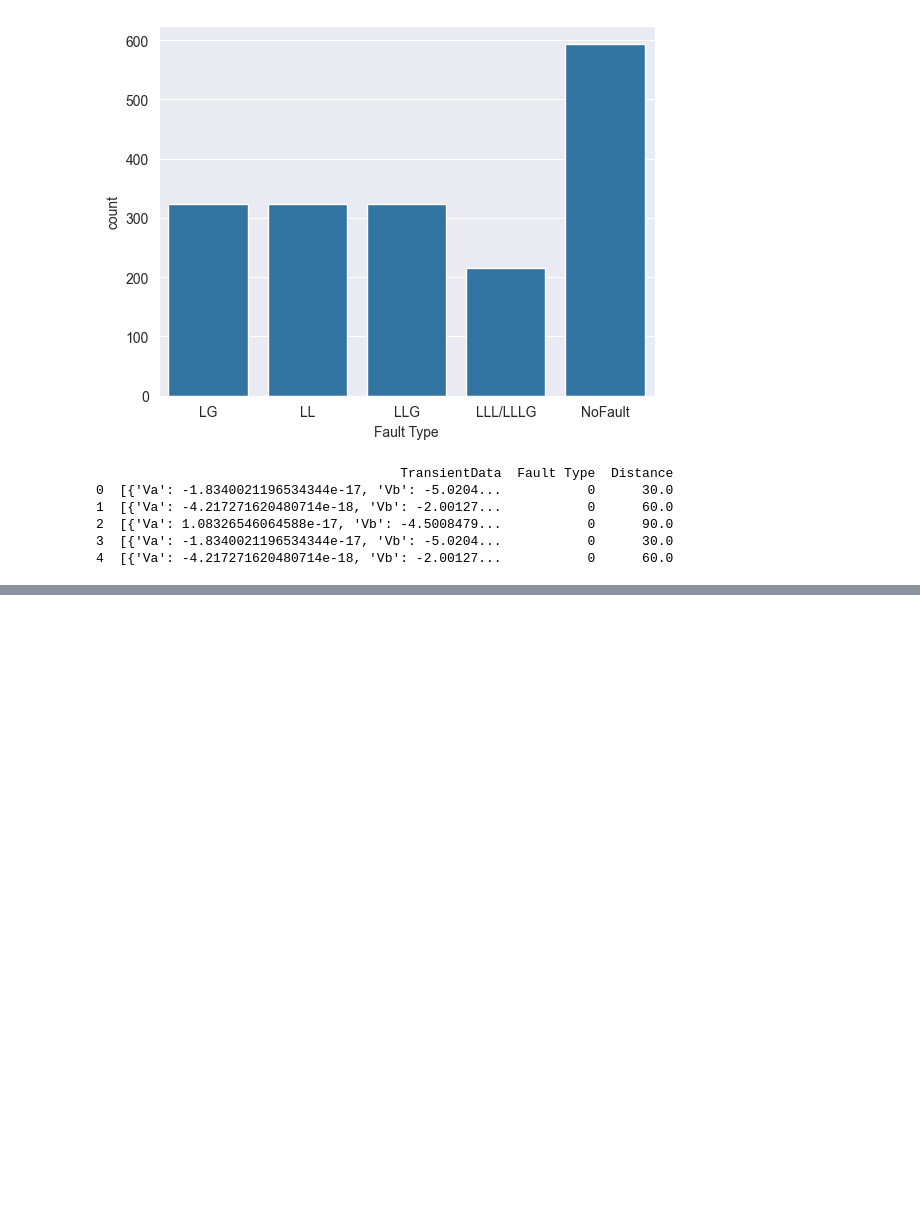
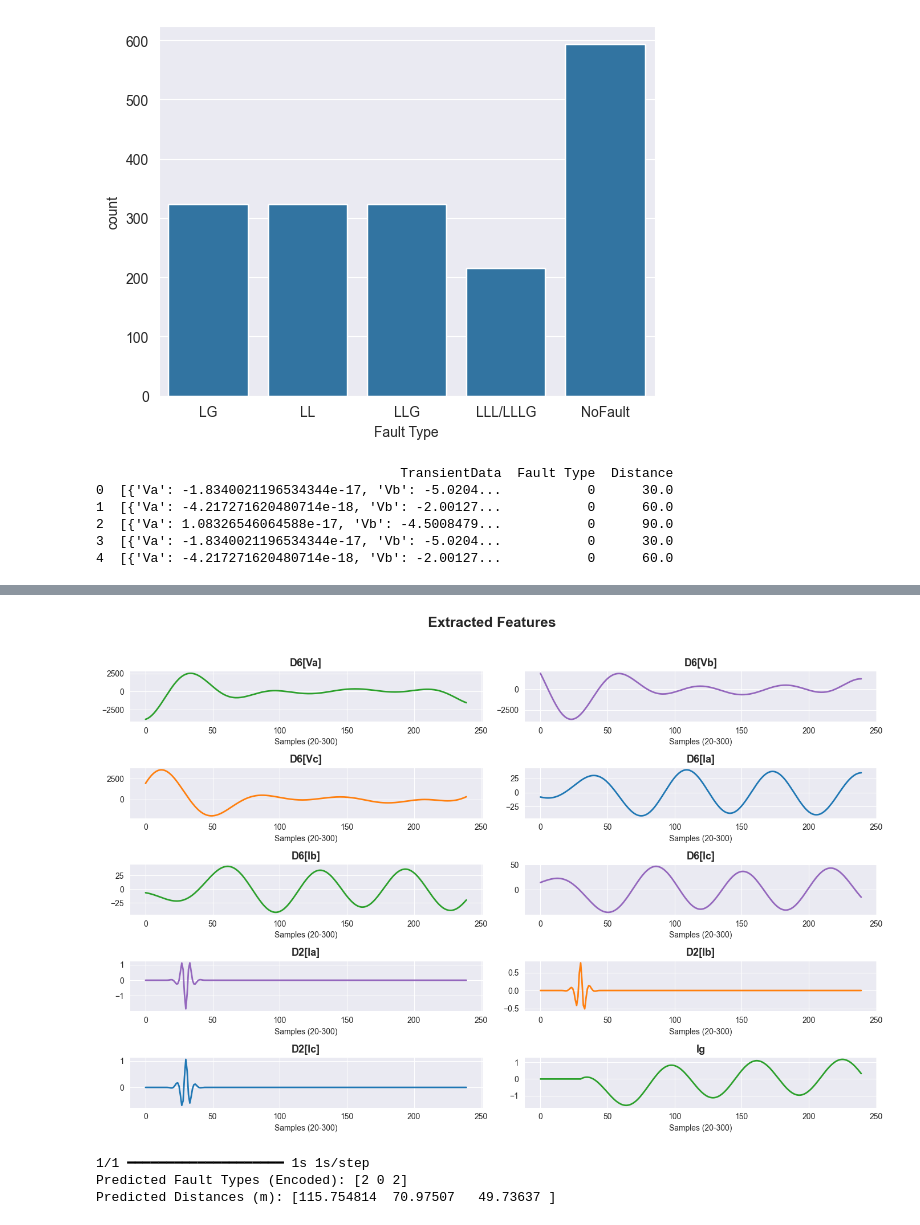
Before and after one commit to ketchup-vader-2005/machine-learning, a Jupyter notebook: transmission_system.ipynb, the cells around one changed output, grey strips where cells are left out. Saved outputs shown, nothing was run; the diff lists cells and outputs as text; code cells hidden in the pictures; blank space fills up the shorter version.

```diff
--- a/transmission_system.ipynb
+++ b/transmission_system.ipynb
@@ -602,3 +656,6 @@ Offset[distance]: 0.0
 # %%
 # save the model
 model.save("CNNmodel.keras")
+# %%
+f_check = pd.read_parquet('/Users/faizshaikh/Documents/MATLAB/transmission_system/check_data.parquet')
+print(f_check.head())
@@ -604,0 +699,75 @@ model.save("CNNmodel.keras")
+# %%
+n = 0
+
+D6_Va = X_check[n, :, 0]
+D6_Vb = X_check[n, :, 1]
+D6_Vc = X_check[n, :, 2]
+D6_Ia = X_check[n, :, 3]
+D6_Ib = X_check[n, :, 4]
+D6_Ic = X_check[n, :, 5]
+D2_Ia = X_check[n, :, 6]
+D2_Ib = X_check[n, :, 7]
+D2_Ic = X_check[n, :, 8]
+Ig = X_check[n, :, 9]
+
+fig = plt.figure(figsize=(14, 10))
+plt.suptitle("Extracted Features", fontsize=18, fontweight='bold', y=0.95)
+
+def style_plot(title):
+    plt.title(title, fontsize=13, fontweight='semibold')
+    plt.xlabel("Samples (20-300)", fontsize=10)
+
+plt.subplot(5, 2, 1)
+plt.plot(D6_Va, color='#2ca02c', linewidth=2)
+style_plot("D6[Va]")
+
+plt.subplot(5, 2, 2)
+plt.plot(D6_Vb, color='#9467bd', linewidth=2)
+style_plot("D6[Vb]")
+
+plt.subplot(5, 2, 3)
+plt.plot(D6_Vc, color='#ff7f0e', linewidth=2)
+style_plot("D6[Vc]")
+
+plt.subplot(5, 2, 4)
+plt.plot(D6_Ia, color='#1f77b4', linewidth=2)
+style_plot("D6[Ia]")
+
+plt.subplot(5, 2, 5)
+plt.plot(D6_Ib, color='#2ca02c', linewidth=2)
+style_plot("D6[Ib]")
+
+plt.subplot(5, 2, 6)
+plt.plot(D6_Ic, color='#9467bd', linewidth=2)
+style_plot("D6[Ic]")
+plt.subplot(5, 2, 7)
+plt.plot(D2_Ia, color='#9467bd', linewidth=2)
+style_plot("D2[Ia]")
+
+plt.subplot(5, 2, 8)
+plt.plot(D2_Ib, color='#ff7f0e', linewidth=2)
+style_plot("D2[Ib]")
+
+plt.subplot(5, 2, 9)
+plt.plot(D2_Ic, color='#1f77b4', linewidth=2)
+style_plot("D2[Ic]")
+
+plt.subplot(5, 2, 10)
+plt.plot(Ig, color='#2ca02c', linewidth=2)
+style_plot("Ig")
+
+plt.tight_layout(rect=[0, 0.03, 1, 0.93])
+plt.show()
+# %% [output]
+[figure, added]
+# %%
+predictions_check = model.predict(X_check)
+y_pred_probs_check = predictions_check[0]
+y_pred_class_check = np.argmax(y_pred_probs_check, axis=1)
+y_pred_dist_check = predictions_check[1]
+print("Predicted Fault Types (Encoded):", y_pred_class_check)
+print("Predicted Distances (m):", y_pred_dist_check.flatten())
+# %% [output]
+1/1 ━━━━━━━━━━━━━━━━━━━━ 1s 1s/step
+Predicted Fault Types (Encoded): [2 0 2]
+Predicted Distances (m): [115.754814  70.97507   49.73637 ]
```
Also changed, not shown: parts of 14 cells of this notebook, 3 other files.
